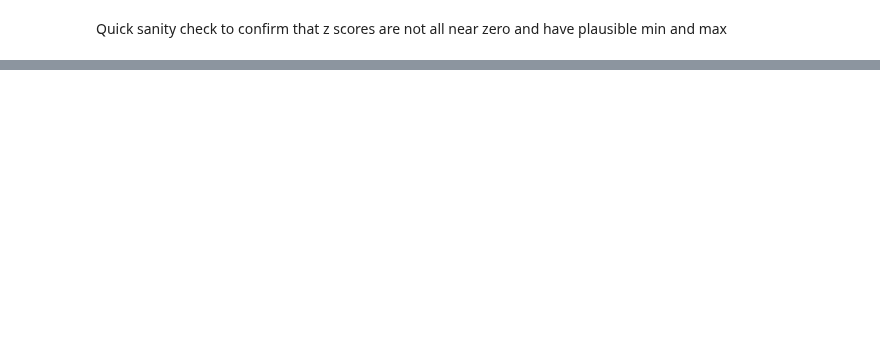
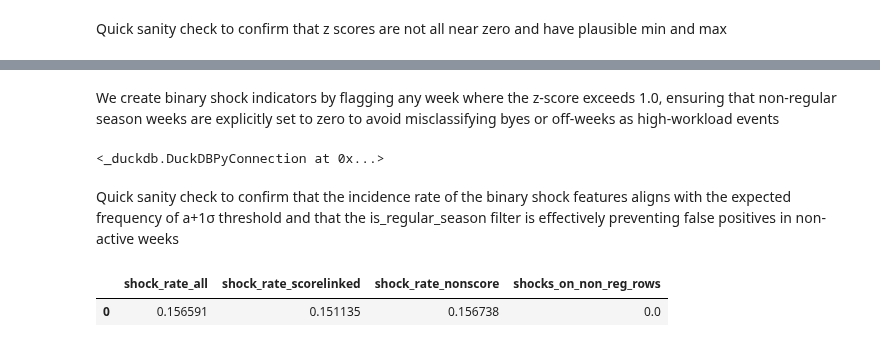
Before and after one commit to SiddharthKorukonda/2025-26-NFLPA-Data-Analytics-Case-Competition, a Jupyter notebook: notebooks/05_standardize_st_workload_define_shocks.ipynb, the cells around one changed output, grey strips where cells are left out. Saved outputs shown, nothing was run; the diff lists cells and outputs as text; code cells hidden in the pictures; blank space fills up the shorter version.

Commit message:
Step 5.3: Define ST shock indicators using z >= 1 threshold

```diff
--- a/notebooks/05_standardize_st_workload_define_shocks.ipynb
+++ b/notebooks/05_standardize_st_workload_define_shocks.ipynb
@@ -240,0 +321,38 @@ WHERE is_reg_game_week = 1
+# %% [markdown]
+We create binary shock indicators by flagging any week where the z-score exceeds 1.0, ensuring that non-regular season weeks are explicitly set to zero to avoid misclassifying byes or off-weeks as high-workload events
+# %%
+con.execute("""
+CREATE OR REPLACE TEMP VIEW panel_step5_shocks AS
+SELECT
+  p.*,
+
+  CASE
+    WHEN is_reg_game_week = 1 AND has_st_data_team_season = 1 AND Z_ST_All_w >= 1 THEN 1 ELSE 0
+  END AS ST_Shock_All_w,
+
+  CASE
+    WHEN is_reg_game_week = 1 AND has_st_data_team_season = 1 AND Z_ST_ScoreLinked_w >= 1 THEN 1 ELSE 0
+  END AS ST_Shock_ScoreLinked_w,
+
+  CASE
+    WHEN is_reg_game_week = 1 AND has_st_data_team_season = 1 AND Z_ST_NonScore_w >= 1 THEN 1 ELSE 0
+  END AS ST_Shock_NonScore_w
+
+FROM panel_step5_z p
+""")
+# %% [output]
+<_duckdb.DuckDBPyConnection at 0x...>
+# %% [markdown]
+Quick sanity check to confirm that the incidence rate of the binary shock features aligns with the expected frequency of a+1σ threshold and that the is_regular_season filter is effectively preventing false positives in non-active weeks
+# %%
+con.execute("""
+SELECT
+  AVG(ST_Shock_All_w * 1.0) AS shock_rate_all,
+  AVG(ST_Shock_ScoreLinked_w * 1.0) AS shock_rate_scorelinked,
+  AVG(ST_Shock_NonScore_w * 1.0) AS shock_rate_nonscore,
+  SUM(CASE WHEN is_reg_game_week = 0 AND (ST_Shock_All_w = 1 OR ST_Shock_ScoreLinked_w = 1 OR ST_Shock_NonScore_w = 1) THEN 1 ELSE 0 END) AS shocks_on_non_reg_rows
+FROM panel_step5_shocks
+""").df()
+# %% [output]
+|  | shock_rate_all | shock_rate_scorelinked | shock_rate_nonscore | shocks_on_non_reg_rows |
+| 0 | 0.156591 | 0.151135 | 0.156738 | 0.0 |
```
Also changed, not shown: parts of 12 cells of this notebook.
